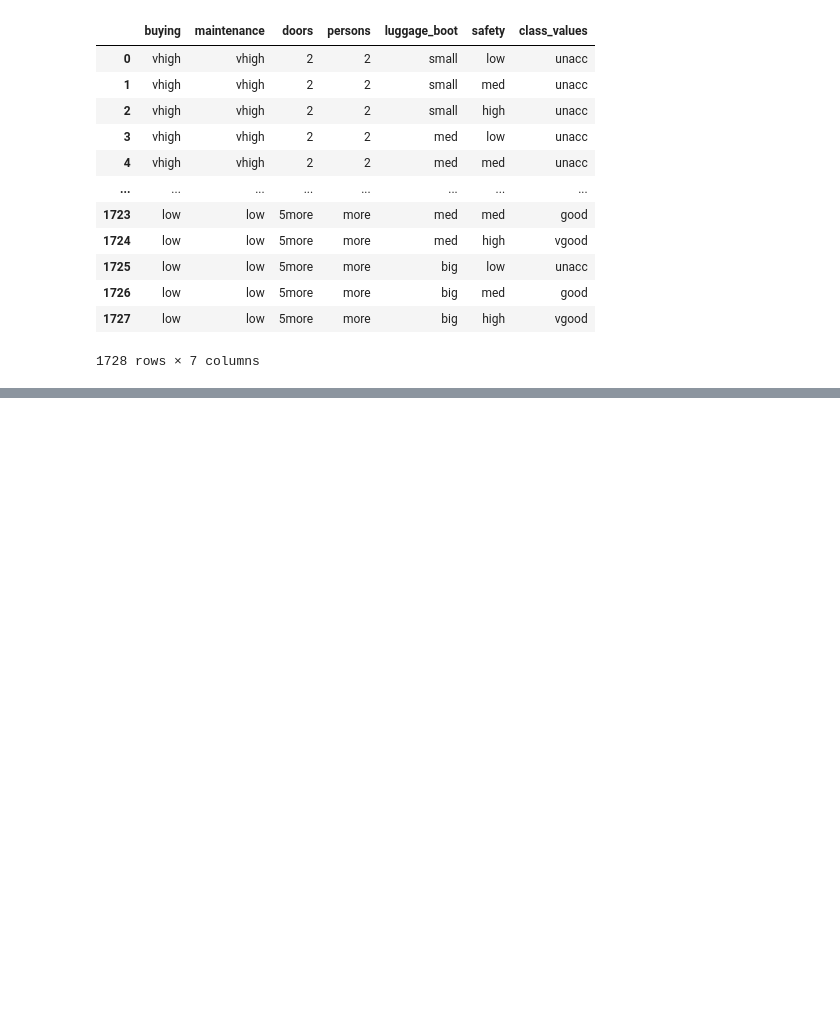
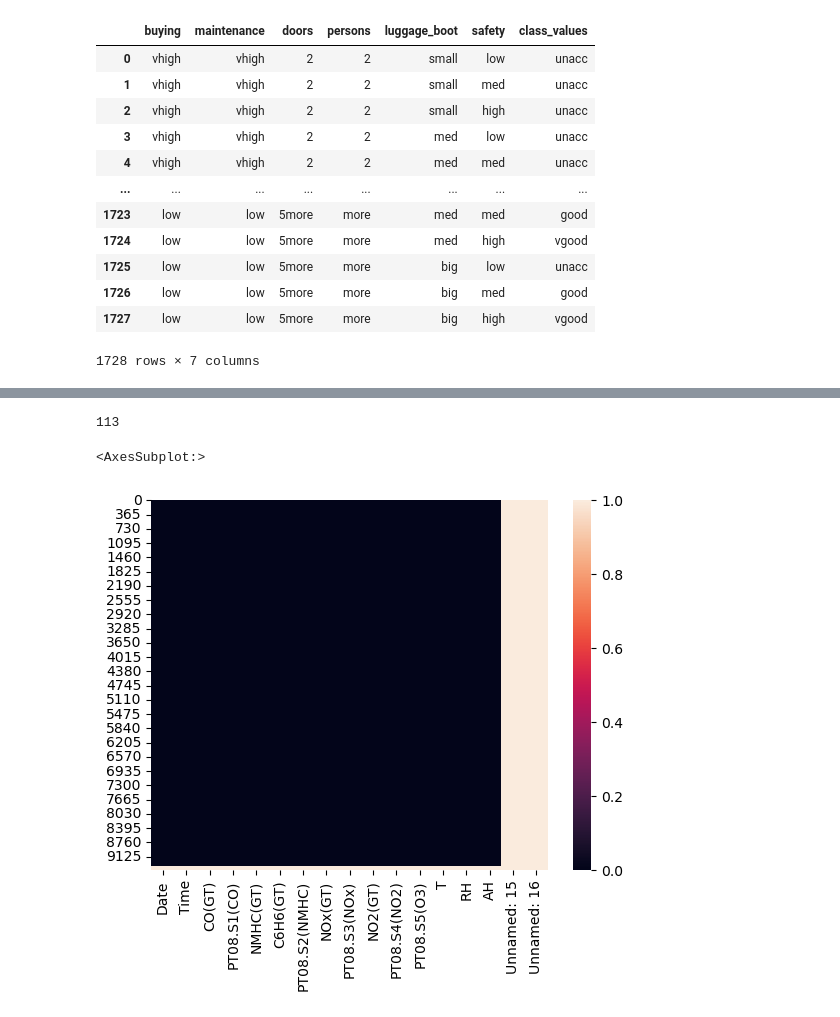
Before and after one commit to sahilgarg510/deliotte_bootcamp, a Jupyter notebook: Coding_Fundamentals.ipynb, the cells around one changed output, grey strips where cells are left out. Saved outputs shown, nothing was run; the diff lists cells and outputs as text; code cells hidden in the pictures; blank space fills up the shorter version.

```diff
--- a/Coding_Fundamentals.ipynb
+++ b/Coding_Fundamentals.ipynb
@@ -580,0 +726,5 @@ cars.iloc[:,:]
+# %%
+#Importing Air-Quality DataSet and performing analysis
+
+air_quality = pd.read_csv("AirQualityUCI.csv",sep=";",decimal=",")
+air_quality
@@ -580,0 +796,14 @@ cars.iloc[:,:]
+# %%
+#Checking sum of duplicated values in the dataset
+
+air_quality.duplicated().sum()
+# %% [output]
+113
+# %%
+#Importing Seaborn library and Plotting Heatmap of the data
+
+import seaborn as sns
+sns.heatmap(air_quality.isnull())
+# %% [output]
+<AxesSubplot:>
+[figure, added]
```
Also changed, not shown: parts of 43 cells of this notebook.
